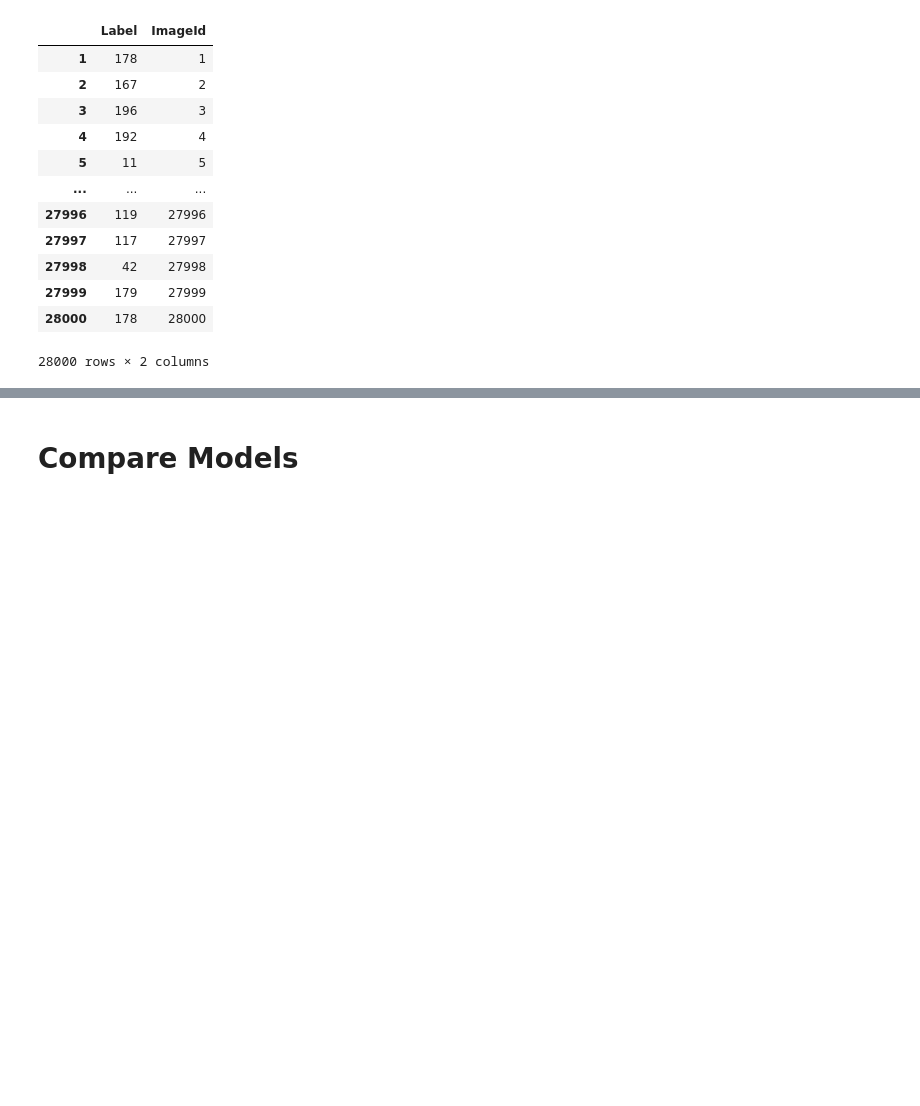
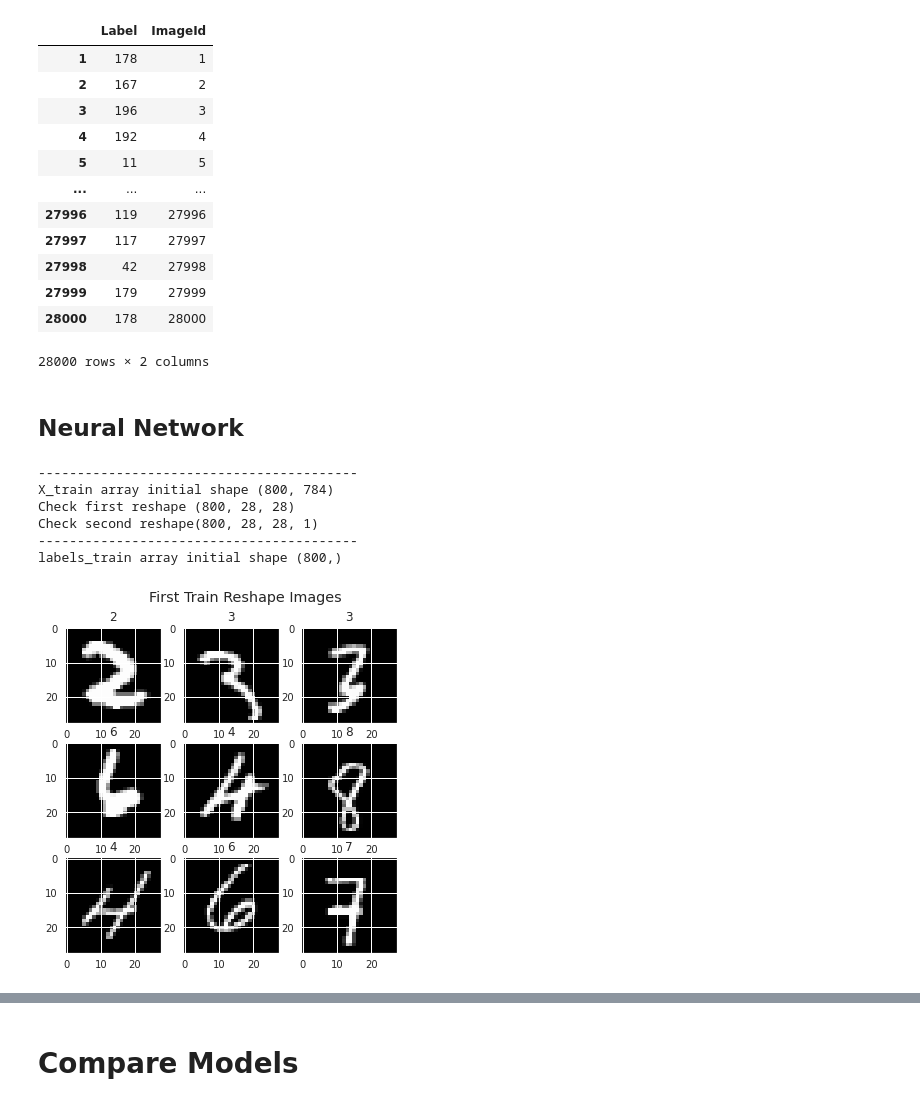
Before and after one commit to oimartin/MNIST_Digit_Recognizer, a Jupyter notebook: digits_notebook.ipynb, the cells around one changed output, grey strips where cells are left out. Drawn from its saved outputs; the diff is of its cells as text; code cells hidden in the pictures; blank space fills up the shorter version.

```diff
--- a/digits_notebook.ipynb
+++ b/digits_notebook.ipynb
@@ -666,3 +670,42 @@ submitted(Kmeans_cv_model, 'Kmeans_cv', test)
 | 27999 | 179 | 27999 |
 | 28000 | 178 | 28000 |
 28000 rows × 2 columns
+# %% [markdown]
+## Neural Network
+# %%
+# Inspired by Poonam Ligade: https://www.kaggle.com/poonaml/deep-neural-network-keras-way
+def array_reshape2x (data, int_float, data_name, input=None):
+  initial_array = data.values.astype(int_float)
+  print(f'''-----------------------------------------
+{data_name} initial shape {initial_array.shape}''')
+
+  if input is True:
+    reshape_1 = initial_array.reshape(initial_array.shape[0], 28, 28)
+    reshape_2 = reshape_1.reshape(reshape_1.shape[0], 28, 28, 1)
+
+    print(f'''Check first reshape {reshape_1.shape}
+Check second reshape{reshape_2.shape}''')
+    return initial_array, reshape_1, reshape_2
+  else:
+    return initial_array
+
+def plot_image (x_data, y_data, title):
+  plt.figure(figsize=(6,6))
+  for i in range(0,9):
+    plt.subplot(330 + (i+1))
+    plt.imshow(x_data[i], cmap=plt.get_cmap('gray'))
+    plt.title(y_data[i])
+  plt.text(-45,-75, title, fontsize='x-large')
+# %%
+X_train_nn, X_train_nn1, X_train_nn2 = array_reshape2x(X_train, 'float32', 'X_train array', True)
+labels_train_nn = array_reshape2x(labels_train, 'int32', 'labels_train array')
+
+plot_image(X_train_nn1, labels_train_nn, 'First Train Reshape Images')
+# %% [output]
+-----------------------------------------
+X_train array initial shape (800, 784)
+Check first reshape (800, 28, 28)
+Check second reshape(800, 28, 28, 1)
+-----------------------------------------
+labels_train array initial shape (800,)
+[figure, added]
```
Also changed, not shown: parts of 10 cells of this notebook.
